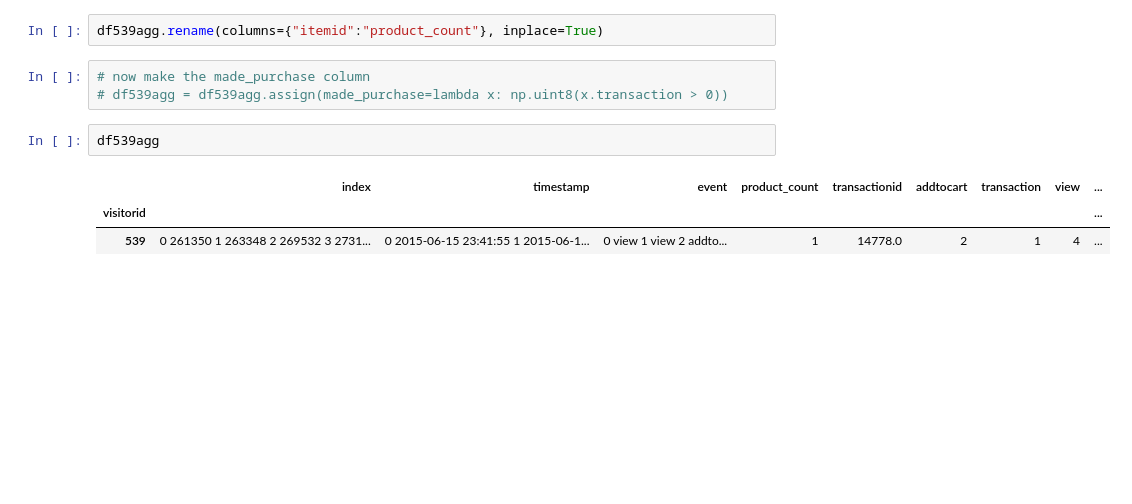
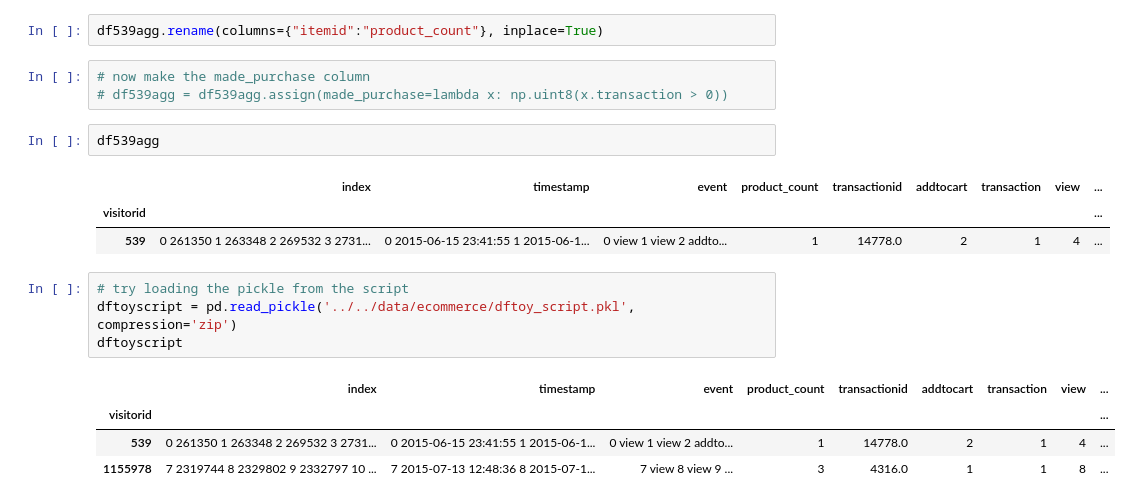
Before and after one commit to truejimfrank/WebCustomerFingerprints, a Jupyter notebook: notebooks/logistic_process.ipynb, the cells around one changed output. Saved outputs shown, nothing was run; the diff lists cells and outputs as text; blank space fills up the shorter version.

```diff
--- a/notebooks/logistic_process.ipynb
+++ b/notebooks/logistic_process.ipynb
@@ -353,3 +378,12 @@ df539agg
 |  | index | timestamp | event | product_count | transactionid | addtocart | transaction | view | ... |
 | visitorid |  |  |  |  |  |  |  |  | ... |
 | 539 | 0 261350 1 263348 2 269532 3 2731... | 0 2015-06-15 23:41:55 1 2015-06-1... | 0 view 1 view 2 addto... | 1 | 14778.0 | 2 | 1 | 4 | ... |
+# %%
+# try loading the pickle from the script
+dftoyscript = pd.read_pickle('../../data/ecommerce/dftoy_script.pkl', compression='zip')
+dftoyscript
+# %% [output]
+|  | index | timestamp | event | product_count | transactionid | addtocart | transaction | view | ... |
+| visitorid |  |  |  |  |  |  |  |  | ... |
+| 539 | 0 261350 1 263348 2 269532 3 2731... | 0 2015-06-15 23:41:55 1 2015-06-1... | 0 view 1 view 2 addto... | 1 | 14778.0 | 2 | 1 | 4 | ... |
+| 1155978 | 7 2319744 8 2329802 9 2332797 10 ... | 7 2015-07-13 12:48:36 8 2015-07-1... | 7 view 8 view 9 ... | 3 | 4316.0 | 1 | 1 | 8 | ... |
```
Also changed, not shown: parts of 8 cells of this notebook, 1 other file.
